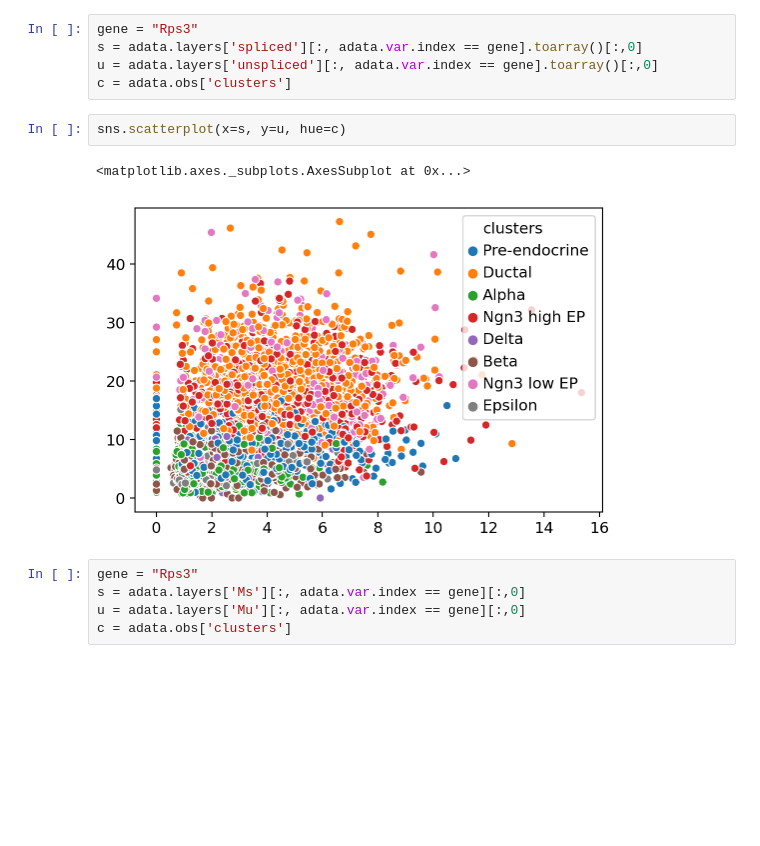
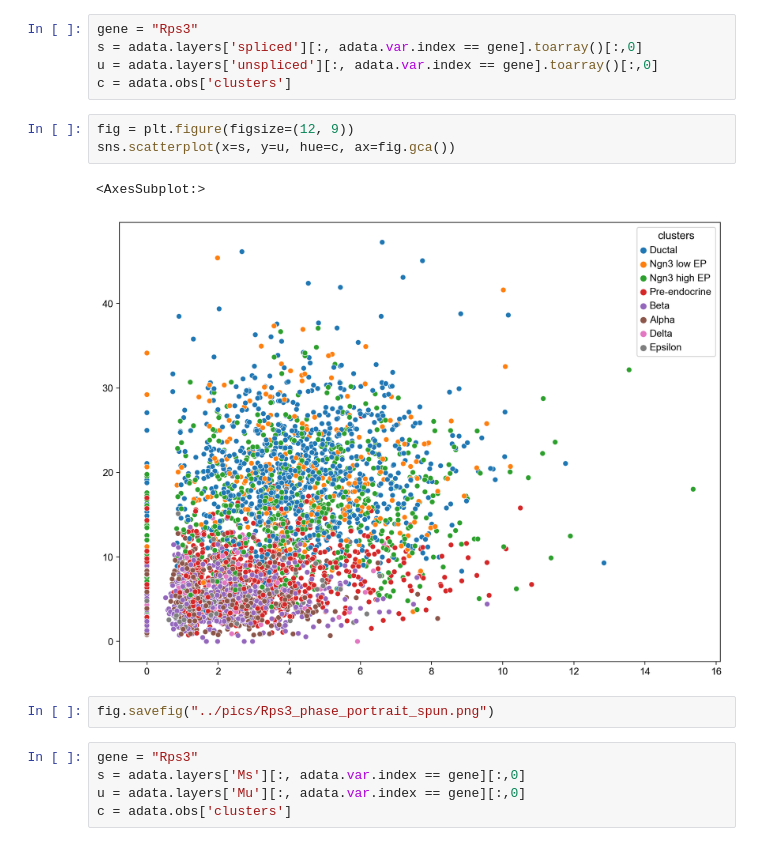
Before and after one commit to yuehhua/CDGRNs.jl, a Jupyter notebook: notebook/calculate_moments.ipynb, the cells around one changed output. Drawn from its saved outputs; the diff is of its cells as text; blank space fills up the shorter version.

```diff
--- a/notebook/calculate_moments.ipynb
+++ b/notebook/calculate_moments.ipynb
@@ -54,10 +56,13 @@ s = adata.layers['spliced'][:, adata.var.index == gene].toarray()[:,0]
 u = adata.layers['unspliced'][:, adata.var.index == gene].toarray()[:,0]
 c = adata.obs['clusters']
 # %%
-sns.scatterplot(x=s, y=u, hue=c)
+fig = plt.figure(figsize=(12, 9))
+sns.scatterplot(x=s, y=u, hue=c, ax=fig.gca())
 # %% [output]
-<matplotlib.axes._subplots.AxesSubplot at 0x...>
+<AxesSubplot:>
-[figure, old version]
+[figure, new version]
+# %%
+fig.savefig("../pics/Rps3_phase_portrait_spun.png")
 # %%
 gene = "Rps3"
 s = adata.layers['Ms'][:, adata.var.index == gene][:,0]
```
Also changed, not shown: parts of 13 cells of this notebook.
